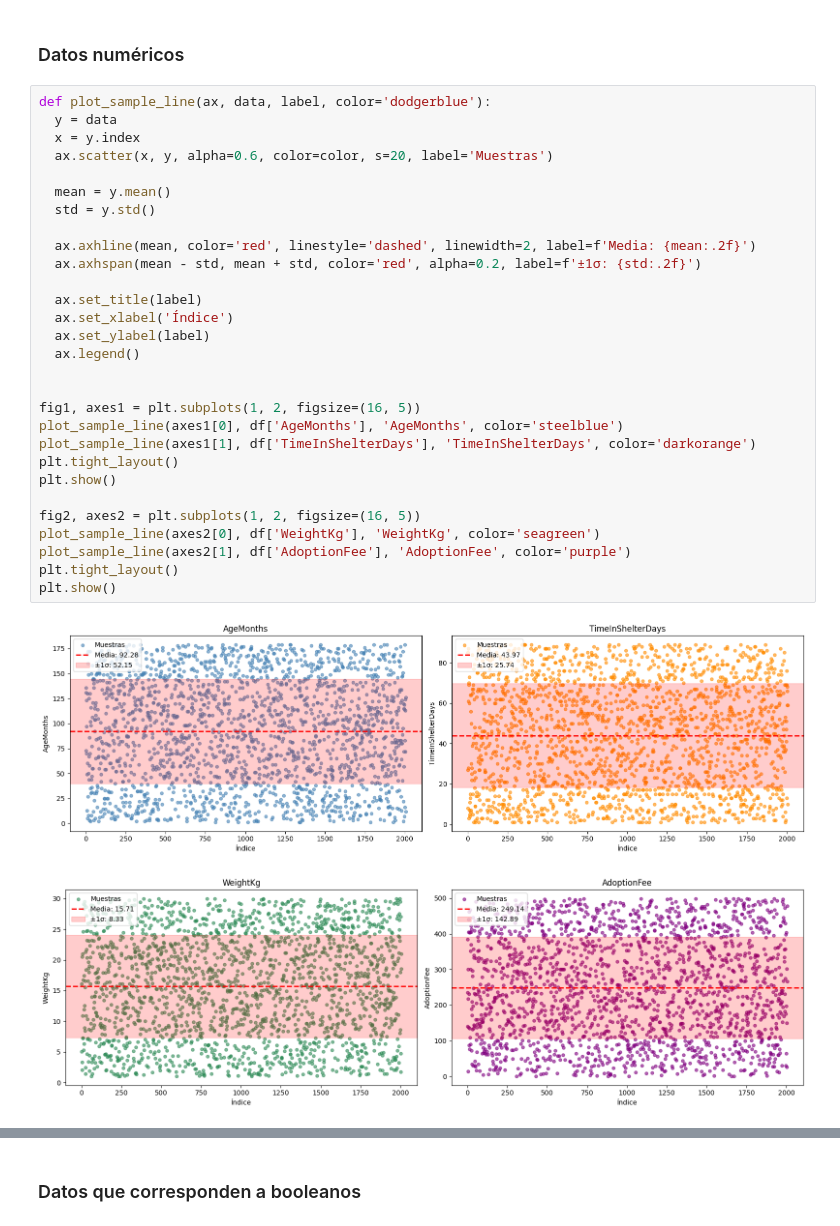
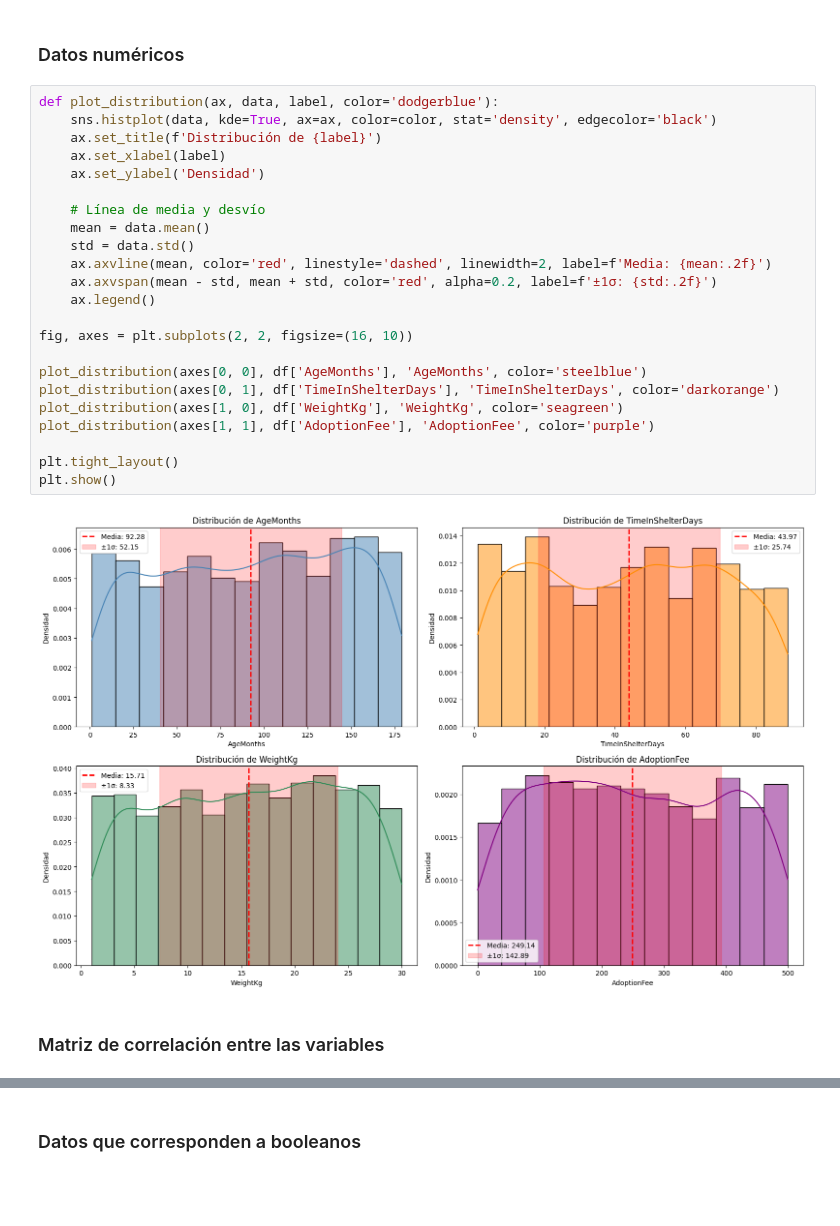
Before and after one commit to cristianmunoz1/Intro_ML_project, a Jupyter notebook: Proyecto_final.ipynb, the cells around one changed output, grey strips where cells are left out. Drawn from its saved outputs; the diff is of its cells as text; blank space fills up the shorter version.

Commit message:
Se agrega un análisis para las variables booleanas y se crean funciones para graficar de manera más sencilla

```diff
--- a/Proyecto_final.ipynb
+++ b/Proyecto_final.ipynb
@@ -210,36 +195,31 @@ plt.show()
 # %% [markdown]
 ### Datos numéricos
 # %%
-def plot_sample_line(ax, data, label, color='dodgerblue'):
-  y = data
-  x = y.index
-  ax.scatter(x, y, alpha=0.6, color=color, s=20, label='Muestras')
+def plot_distribution(ax, data, label, color='dodgerblue'):
+    sns.histplot(data, kde=True, ax=ax, color=color, stat='density', edgecolor='black')
+    ax.set_title(f'Distribución de {label}')
+    ax.set_xlabel(label)
+    ax.set_ylabel('Densidad')
 
-  mean = y.mean()
-  std = y.std()
+    # Línea de media y desvío
+    mean = data.mean()
+    std = data.std()
+    ax.axvline(mean, color='red', linestyle='dashed', linewidth=2, label=f'Media: {mean:.2f}')
+    ax.axvspan(mean - std, mean + std, color='red', alpha=0.2, label=f'±1σ: {std:.2f}')
+    ax.legend()
 
-  ax.axhline(mean, color='red', linestyle='dashed', linewidth=2, label=f'Media: {mean:.2f}')
-  ax.axhspan(mean - std, mean + std, color='red', alpha=0.2, label=f'±1σ: {std:.2f}')
+fig, axes = plt.subplots(2, 2, figsize=(16, 10))
 
-  ax.set_title(label)
-  ax.set_xlabel('Índice')
-  ax.set_ylabel(label)
-  ax.legend()
+plot_distribution(axes[0, 0], df['AgeMonths'], 'AgeMonths', color='steelblue')
+plot_distribution(axes[0, 1], df['TimeInShelterDays'], 'TimeInShelterDays', color='darkorange')
+plot_distribution(axes[1, 0], df['WeightKg'], 'WeightKg', color='seagreen')
+plot_distribution(axes[1, 1], df['AdoptionFee'], 'AdoptionFee', color='purple')
 
-
-fig1, axes1 = plt.subplots(1, 2, figsize=(16, 5))
-plot_sample_line(axes1[0], df['AgeMonths'], 'AgeMonths', color='steelblue')
-plot_sample_line(axes1[1], df['TimeInShelterDays'], 'TimeInShelterDays', color='darkorange')
 plt.tight_layout()
 plt.show()
-
-fig2, axes2 = plt.subplots(1, 2, figsize=(16, 5))
-plot_sample_line(axes2[0], df['WeightKg'], 'WeightKg', color='seagreen')
-plot_sample_line(axes2[1], df['AdoptionFee'], 'AdoptionFee', color='purple')
-plt.tight_layout()
-plt.show()
 # %% [output]
-[figure, old version]
+[figure, new version]
-[figure, removed]
+# %% [markdown]
+### Matriz de correlación entre las variables
 # %%
 plt.figure(figsize=(11,6))
```
Also changed, not shown: parts of 31 cells of this notebook.
